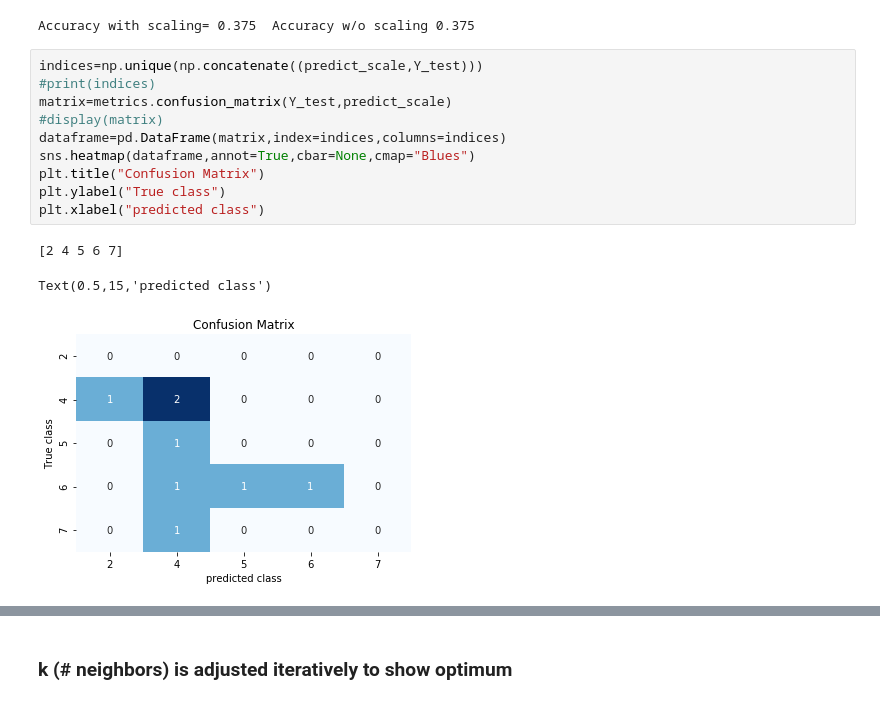
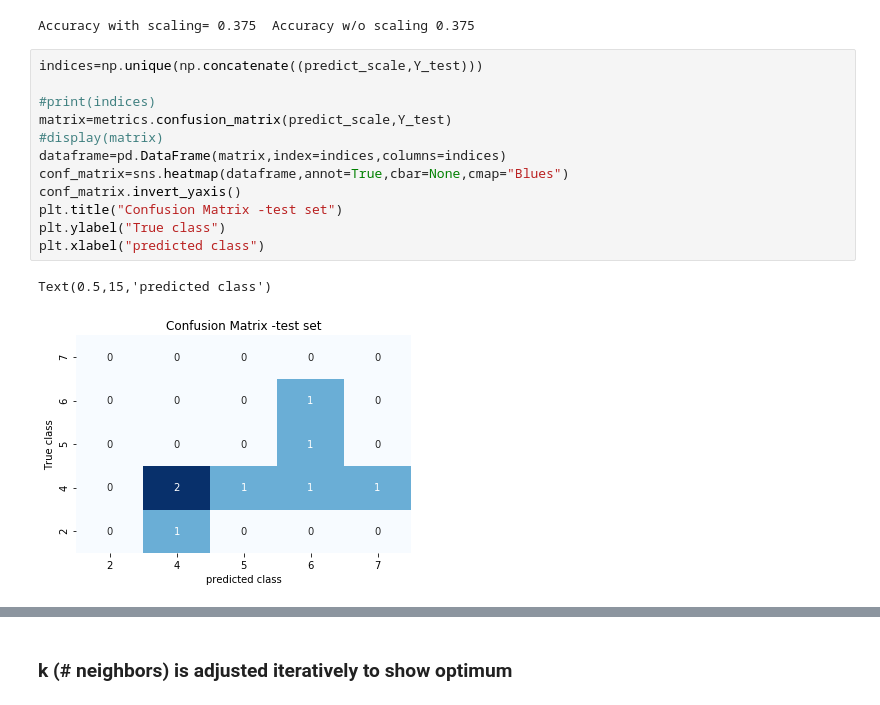
Before and after one commit to Md557/py-datasci, a Jupyter notebook: petroleum well analysis example/petroleum regression, CV, KNN analysis-CFF.ipynb, the cells around one changed output, grey strips where cells are left out. Saved outputs shown, nothing was run; the diff lists cells and outputs as text.

```diff
--- a/petroleum well analysis example/petroleum regression, CV, KNN analysis-CFF.ipynb
+++ b/petroleum well analysis example/petroleum regression, CV, KNN analysis-CFF.ipynb
@@ -1069,15 +1073,16 @@ predicted vs actual classification ( 8 classes max)
 Accuracy with scaling= 0.375  Accuracy w/o scaling 0.375
 # %%
 indices=np.unique(np.concatenate((predict_scale,Y_test)))
+
 #print(indices)
-matrix=metrics.confusion_matrix(Y_test,predict_scale)
+matrix=metrics.confusion_matrix(predict_scale,Y_test)
 #display(matrix)
 dataframe=pd.DataFrame(matrix,index=indices,columns=indices)
-sns.heatmap(dataframe,annot=True,cbar=None,cmap="Blues")
-plt.title("Confusion Matrix")
+conf_matrix=sns.heatmap(dataframe,annot=True,cbar=None,cmap="Blues")
+conf_matrix.invert_yaxis()
+plt.title("Confusion Matrix -test set")
 plt.ylabel("True class")
 plt.xlabel("predicted class")
 # %% [output]
-[2 4 5 6 7]
+Text(0.5,15,'predicted class')
-Text(0.5,15,'predicted class')
-[figure, old version]
+[figure, new version]
```
Also changed, not shown: parts of 3 cells of this notebook.
